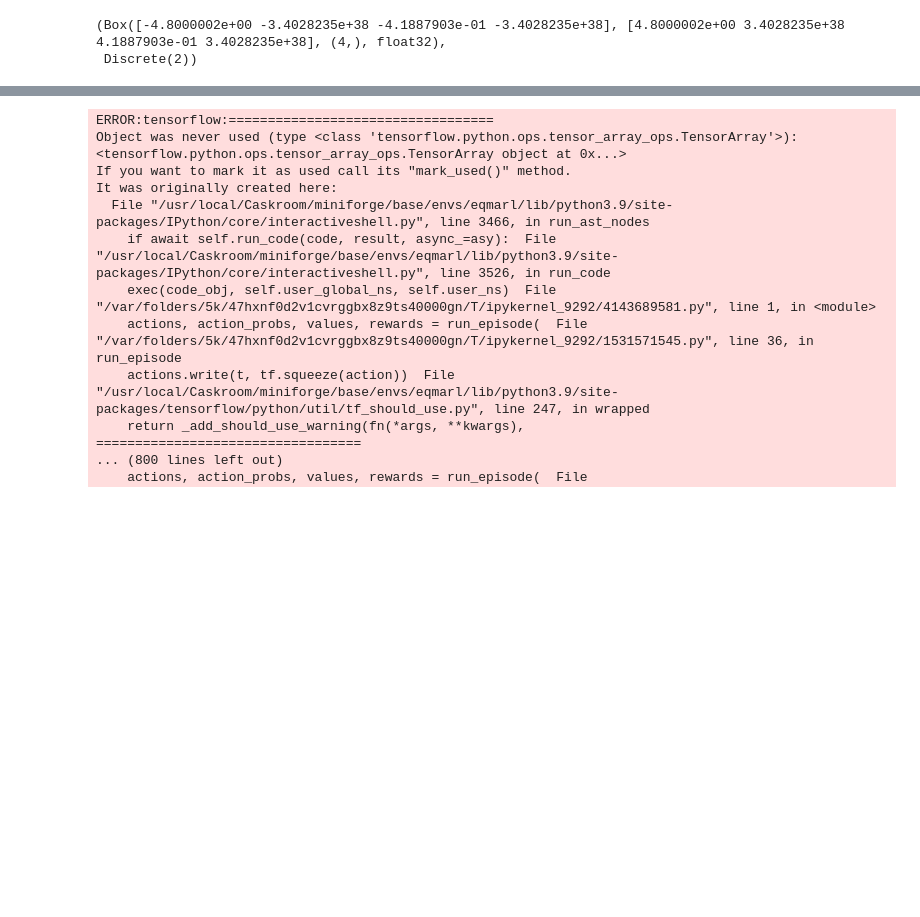
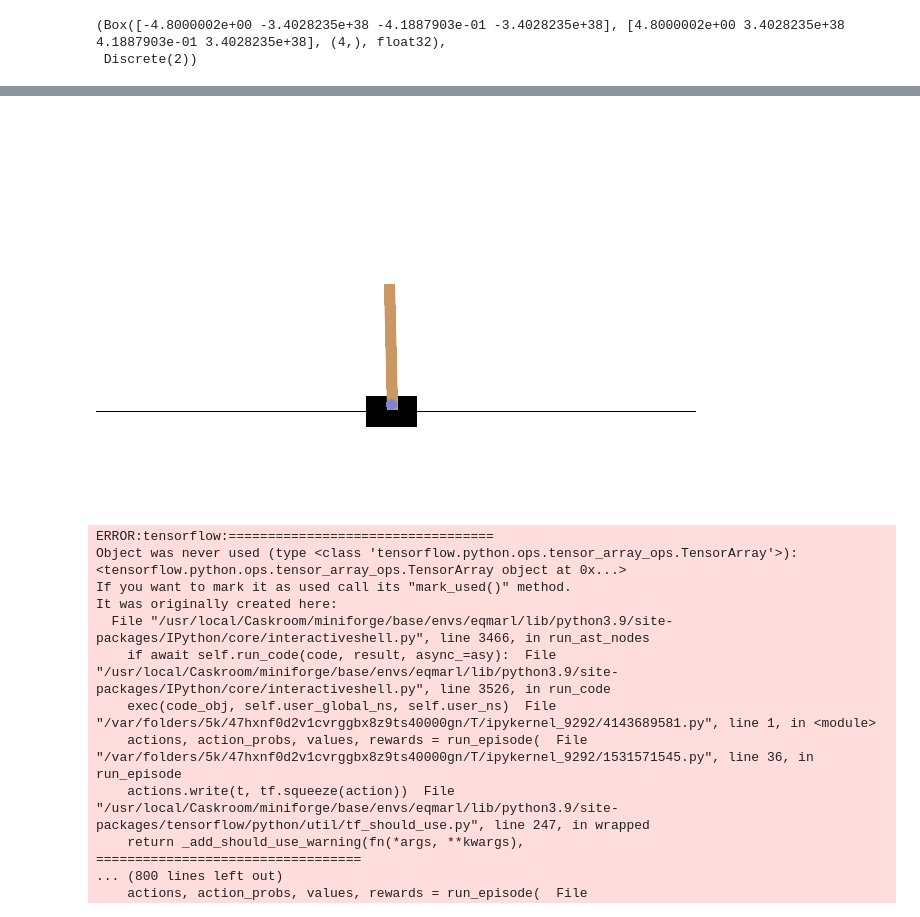
Before and after one commit to news-vt/eqmarl, a Jupyter notebook: qrl.ipynb, the cells around one changed output, grey strips where cells are left out. Saved outputs shown, nothing was run; the diff lists cells and outputs as text; code cells hidden in the pictures; blank space fills up the shorter version.

Commit message:
Actor/Critic now trains with epsilon greedy policy

```diff
--- a/qrl.ipynb
+++ b/qrl.ipynb
@@ -234,7 +234,7 @@ env.observation_space, env.action_space
 n_qubits = 4 # Dimension of observation space in environment.
 n_actions = 2 # Number of actions in environment.
 
-n_layers = 1
+n_layers = 5
 beta = 1.0 # Inverse temperature parameter for softmax policy.
 
 qubits = cirq.LineQubit.range(n_qubits)
@@ -250,7 +250,7 @@ actor = QuantumActorVariationalEncoding(
 )
 actor.summary()
 
-critic = ClassicalCriticDense(units=[5, 10, 15], name='critic')
+critic = ClassicalCriticDense(units=[128], name='critic')
 critic.build((None, *env.observation_space.shape))
 critic.summary()
 
@@ -350,3 +407,57 @@ for i in t:
+# %%
+from IPython import display as ipythondisplay
+from PIL import Image
+from pathlib import Path
+
+def render_episode_as_gif_frames(env_name, actor, max_steps):
+    env = gym.make(env_name, render_mode='rgb_array')
+
+    state, _ = env.reset()
+
+    state = tf.constant(state, dtype=tf.float32)
+    screen = env.render()
+    images = [Image.fromarray(screen)]
+
+    for i in range(1, max_steps+1):
+        state = tf.expand_dims(state, 0)
+        action_probs = actor(state)
+        action = np.argmax(np.squeeze(action_probs))
+
+        state, reward, done, _, _ = env.step(action)
+        state = tf.constant(state, dtype=tf.float32)
+
+        screen = env.render()
+        images.append(Image.fromarray(screen))
+
+        if done:
+            break
+
+    return images
+
+def save_frames_as_gif(frames: list[Image.Image], path: Path, **kwargs):
+    frames[1].save(
+        path,
+        save_all=True,
+        append_images=frames[2:],
+        optimize=False,
+        duration=40,
+        loop=0,
+        **kwargs,
+    )
+
+import IPython.display
+def display_gif(path: Path) -> IPython.display.DisplayHandle:
+    return display(
+        IPython.display.Image(
+            data=open(path,'rb').read(), format='png'),
+        )
+
+gif_path = './images/gym_CartPole.gif'
+frames = render_episode_as_gif_frames('CartPole-v1', actor, max_steps_per_episode)
+save_frames_as_gif(frames, gif_path)
+display_gif(gif_path)
+# %% [output]
+[figure, added]
 # %%
 actions, action_probs, values, rewards = run_episode(
     env=env,
```
Also changed, not shown: parts of 7 cells of this notebook.
